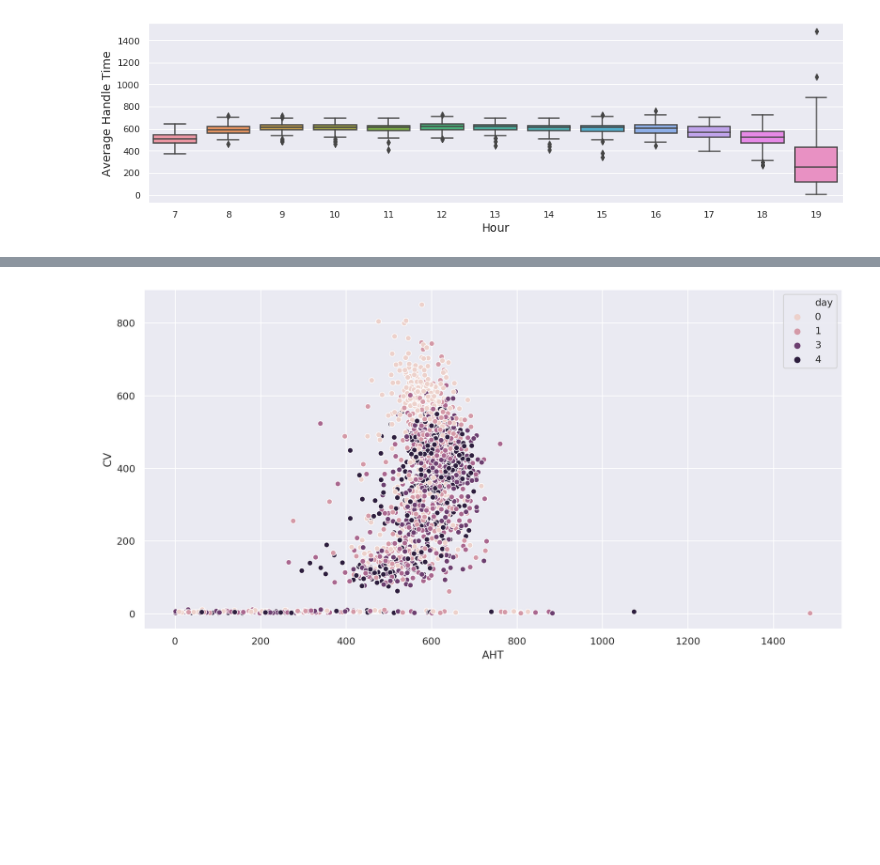
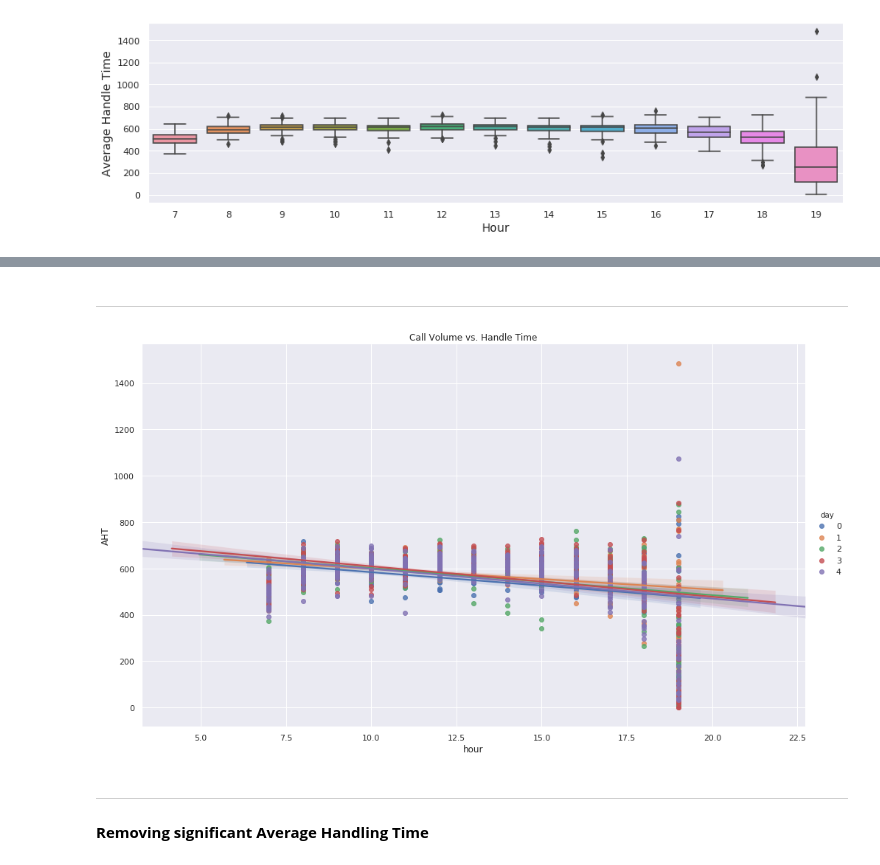
Before and after one commit to sdbuit/callforecast, a Jupyter notebook: src/EDA.ipynb, the cells around one changed output, grey strips where cells are left out. Saved outputs shown, nothing was run; the diff lists cells and outputs as text; code cells hidden in the pictures; blank space fills up the shorter version.

```diff
--- a/src/EDA.ipynb
+++ b/src/EDA.ipynb
@@ -207,6 +155,23 @@ plt.show()
-# %%
-fig, ax = plt.subplots(figsize=(14,7), dpi=200)
-sns.scatterplot(x='AHT', y='CV', data=train, hue='day')
-plt.show()
-# %% [output]
-[figure, removed]
+# %% [markdown]
+***
+# %%
+# sns.lmplot(x='AHT', y='CV', data=train,
+#            fit_reg=True, hue='day', height=8, aspect=1.7)
+# plt.title('Call Volume vs. Handle Time')
+# plt.show()
+
+# sns.lmplot(x='hour', y='CV', data=train,
+#            fit_reg=True, hue='day', height=8, aspect=1.7)
+# plt.title('Call Volume vs. Handle Time')
+# plt.show()
+
+sns.lmplot(x='hour', y='AHT', data=train,
+           fit_reg=True, hue='day', height=8, aspect=1.7)
+plt.title('Call Volume vs. Handle Time')
+plt.show()
+# %% [output]
+[figure, added]
+# %% [markdown]
+***
+# %% [markdown]
+**Removing significant Average Handling Time**
```
Also changed, not shown: parts of 32 cells of this notebook, 3 other files.
